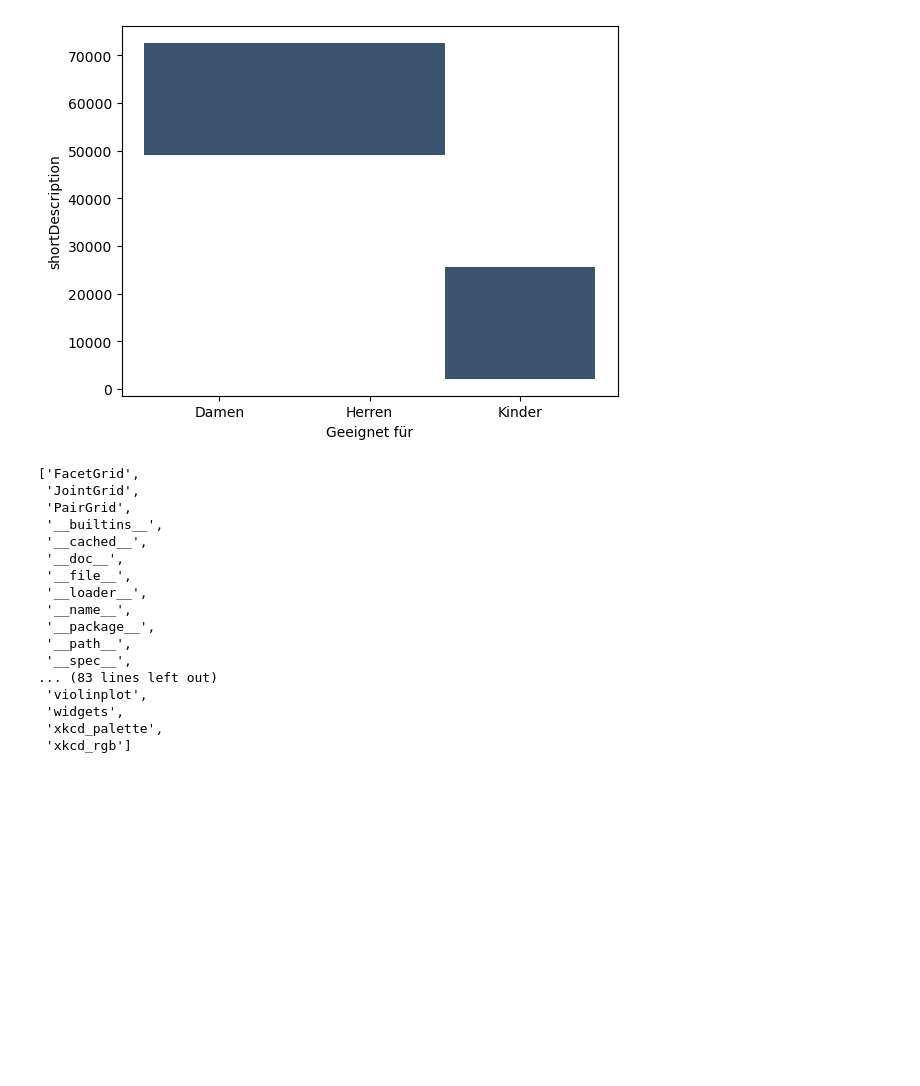
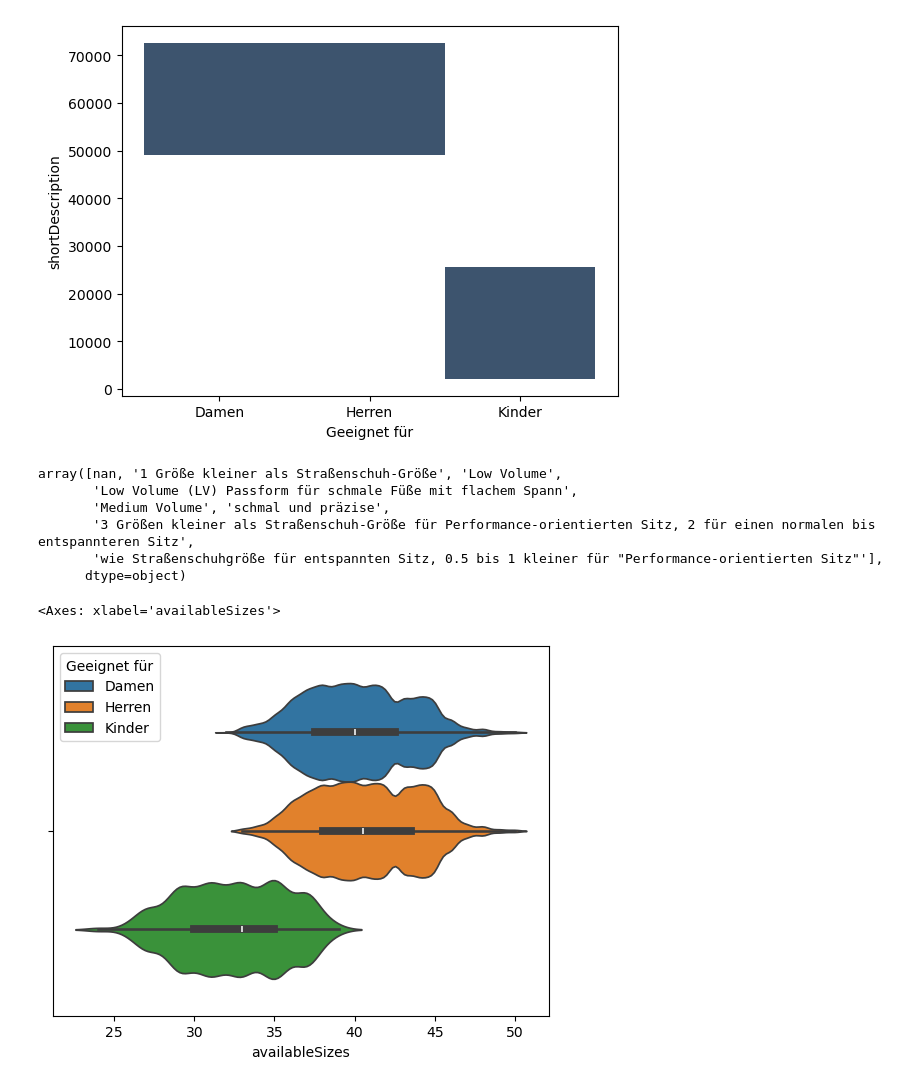
Before and after one commit to bracdav/Kletterschuhe, a Jupyter notebook: CleaningData.ipynb, the cells around one changed output. Cells and saved outputs as stored; diff of their text form; code cells hidden in the pictures; blank space fills up the shorter version.

```diff
--- a/CleaningData.ipynb
+++ b/CleaningData.ipynb
@@ -102,22 +102,16 @@ sns.histplot(geeignet_fur, x = 'Geeignet für', y = 'shortDescription')
 <Axes: xlabel='Geeignet für', ylabel='shortDescription'>
 [figure]
 # %%
-dir(sns)
+df_exploded['Passformangabe Hersteller'].unique()
 # %% [output]
-['FacetGrid',
- 'JointGrid',
- 'PairGrid',
- '__builtins__',
- '__cached__',
- '__doc__',
- '__file__',
- '__loader__',
- '__name__',
- '__package__',
- '__path__',
- '__spec__',
-... (83 lines left out)
- 'violinplot',
- 'widgets',
- 'xkcd_palette',
- 'xkcd_rgb']
+array([nan, '1 Größe kleiner als Straßenschuh-Größe', 'Low Volume',
+       'Low Volume (LV) Passform für schmale Füße mit flachem Spann',
+       'Medium Volume', 'schmal und präzise',
+       '3 Größen kleiner als Straßenschuh-Größe für Performance-orientierten Sitz, 2 für einen normalen bis entspannteren Sitz',
+       'wie Straßenschuhgröße für entspannten Sitz, 0.5 bis 1 kleiner für "Performance-orientierten Sitz"'],
+      dtype=object)
+# %%
+sns.violinplot(data = df_exploded.loc[df_exploded['availableSizes'] < 60], x = 'availableSizes', hue = 'Geeignet für')
+# %% [output]
+<Axes: xlabel='availableSizes'>
+[figure, added]
```
Also changed, not shown: parts of 1 cell of this notebook.
